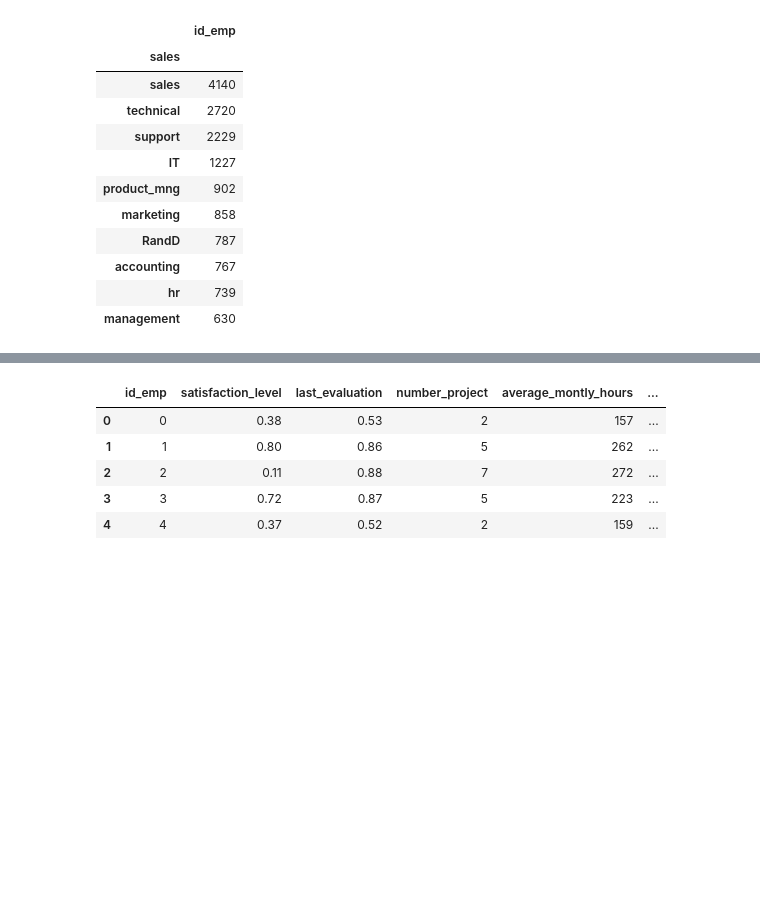
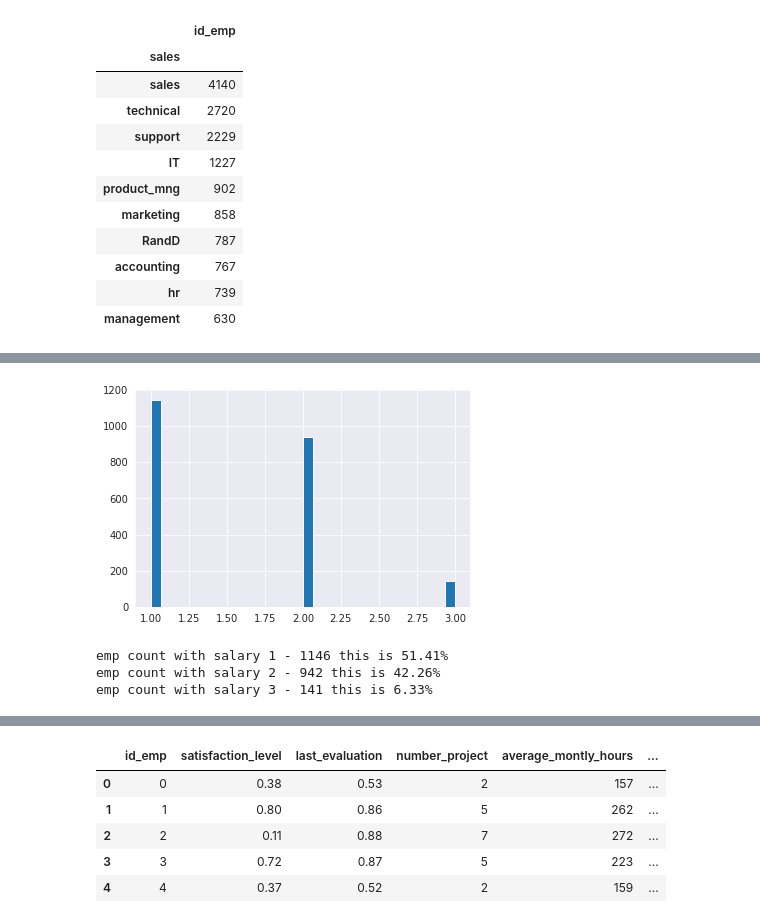
Before and after one commit to Geringer13/Netology_pyda, a Jupyter notebook: Diploma_work.ipynb, the cells around one changed output, grey strips where cells are left out. Cells and saved outputs as stored; diff of their text form; code cells hidden in the pictures; blank space fills up the shorter version.

```diff
--- a/Diploma_work.ipynb
+++ b/Diploma_work.ipynb
@@ -431,0 +478,15 @@ emp_count.filter(items=['id_emp']).sort_values('id_emp', ascending=False)
+# %%
+# департамент поддержки
+dep_support= data[(data['sales']=='support')]
+plt.hist(dep_support['salary'], 30)
+plt.show()
+# %% [output]
+[figure, added]
+# %%
+print('emp count with salary 1 -', len(dep_support[dep_support['salary']==1]), 'this is {:.2f}%'.format(len(dep_support[dep_support['salary']==1])/len(dep_support)*100))
+print('emp count with salary 2 -',len(dep_support[dep_support['salary']==2]), 'this is {:.2f}%'.format(len(dep_support[dep_support['salary']==2])/len(dep_support)*100))
+print('emp count with salary 3 -',len(dep_support[dep_support['salary']==3]), 'this is {:.2f}%'.format(len(dep_support[dep_support['salary']==3])/len(dep_support)*100))
+# %% [output]
+emp count with salary 1 - 1146 this is 51.41%
+emp count with salary 2 - 942 this is 42.26%
+emp count with salary 3 - 141 this is 6.33%
```
Also changed, not shown: parts of 31 cells of this notebook.
